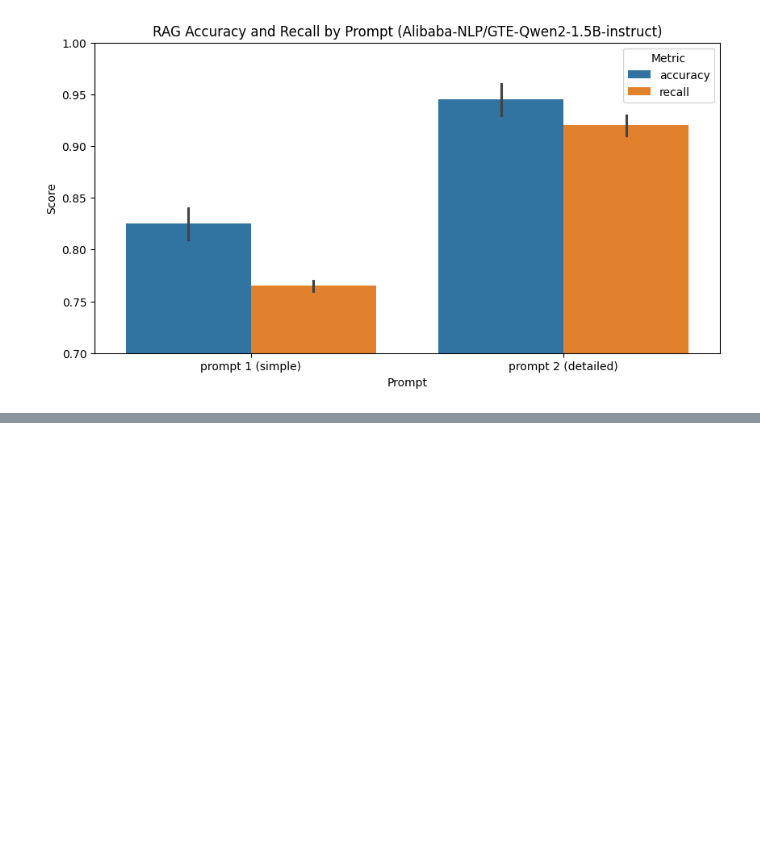
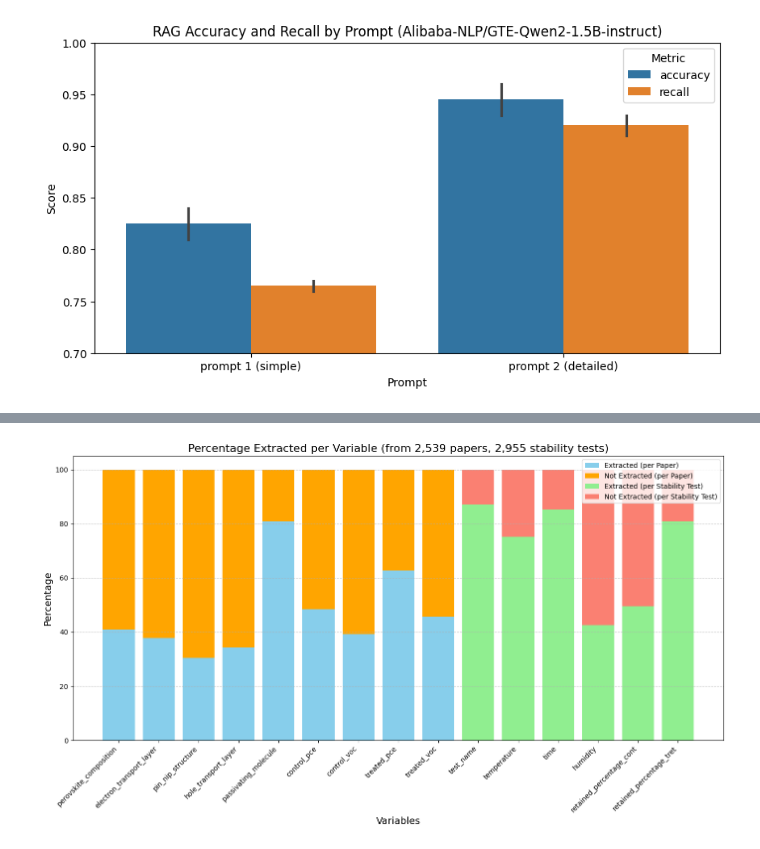
Before and after one commit to kanggunh/DSC180_B11_Q2, a Jupyter notebook: extraction_vis.ipynb, the cells around one changed output, grey strips where cells are left out. Drawn from its saved outputs; the diff is of its cells as text; code cells hidden in the pictures; blank space fills up the shorter version.

```diff
--- a/extraction_vis.ipynb
+++ b/extraction_vis.ipynb
@@ -87,0 +93,14 @@ plt.show()
+# %%
+final_df = pd.read_json('data/final_extraction/final_extraction_formatted.json')
+# %%
+final_df = final_df.T.sort_index()
+# %%
+def fix_retained_percentage(test_data):
+    cont_key = 'retained_percentage_cont'
+    tret_key = 'retained_percentage_tret'
+    cont = test_data[cont_key] if cont_key in test_data else None
+    tret = test_data[tret_key] if tret_key in test_data else None
+    if cont is not None and tret is None:
+        test_data['retained_percentage_tret'] = cont
+        test_data['retained_percentage_cont'] = None
+    return test_data
@@ -87,0 +141,4 @@ plt.show()
+# %%
+expanded_df = expand_df(final_df)
+expanded_df = expanded_df[expanded_df['test'].notna()]
+expanded_df
@@ -87,0 +159,58 @@ plt.show()
+# %%
+import pandas as pd
+import matplotlib.pyplot as plt
+import numpy as np
+
+# Columns of interest for the first dataframe
+columns_of_interest_top = [
+    "perovskite_composition", "electron_transport_layer", "pin_nip_structure",
+    "hole_transport_layer", "passivating_molecule", "control_pce",
+    "control_voc", "treated_pce", "treated_voc"
+]
+
+# Columns of interest for the second dataframe
+columns_of_interest_expanded = [
+    "test_name", "temperature", "time", "humidity",
+    "retained_percentage_cont", "retained_percentage_tret"
+]
+
+non_null_percentages_1 = (final_df[columns_of_interest_top].notnull().sum() / len(final_df)) * 100
+missing_percentages_1 = 100 - non_null_percentages_1
+
+non_null_percentages_2 = (expanded_df[columns_of_interest_expanded].notnull().sum() / len(expanded_df)) * 100
+missing_percentages_2 = 100 - non_null_percentages_2
+
+combined_non_null = pd.concat([non_null_percentages_1, non_null_percentages_2])
+combined_missing = pd.concat([missing_percentages_1, missing_percentages_2])
+
+# list of colors for each dataframe
+colors_non_null = ['skyblue'] * len(columns_of_interest_top) + ['lightgreen'] * len(columns_of_interest_expanded)
+colors_missing = ['orange'] * len(columns_of_interest_top) + ['salmon'] * len(columns_of_interest_expanded)
+
+plt.figure(figsize=(14, 8))
+plt.bar(combined_non_null.index, combined_non_null, color=colors_non_null, label='Extracted (%)')
+plt.bar(combined_non_null.index, combined_missing, bottom=combined_non_null, color=colors_missing, label='Not Extracted (%)')
+
+# title and labels
+plt.title('Percentage Extracted per Variable (from 2,539 papers, 2,955 stability tests)', fontsize=16)
+plt.xlabel('Variables', fontsize=14)
+plt.ylabel('Percentage', fontsize=14)
+plt.xticks(rotation=45, ha='right')
+plt.ylim(0, 105)  # Add 5% padding at the top
+plt.grid(axis='y', linestyle='--', alpha=0.7)
+
+# Add distinction for paper and stability
+from matplotlib.patches import Patch
+legend_elements = [
+    Patch(facecolor='skyblue', label='Extracted (per Paper)'),
+    Patch(facecolor='orange', label='Not Extracted (per Paper)'),
+    Patch(facecolor='lightgreen', label='Extracted (per Stability Test)'),
+    Patch(facecolor='salmon', label='Not Extracted (per Stability Test)'),
+]
+plt.legend(handles=legend_elements, loc='upper right')
+
+# Show the plot
+plt.tight_layout()
+plt.show()
+# %% [output]
+[figure, added]
```
Also changed, not shown: parts of 4 cells of this notebook, 4 other files.
